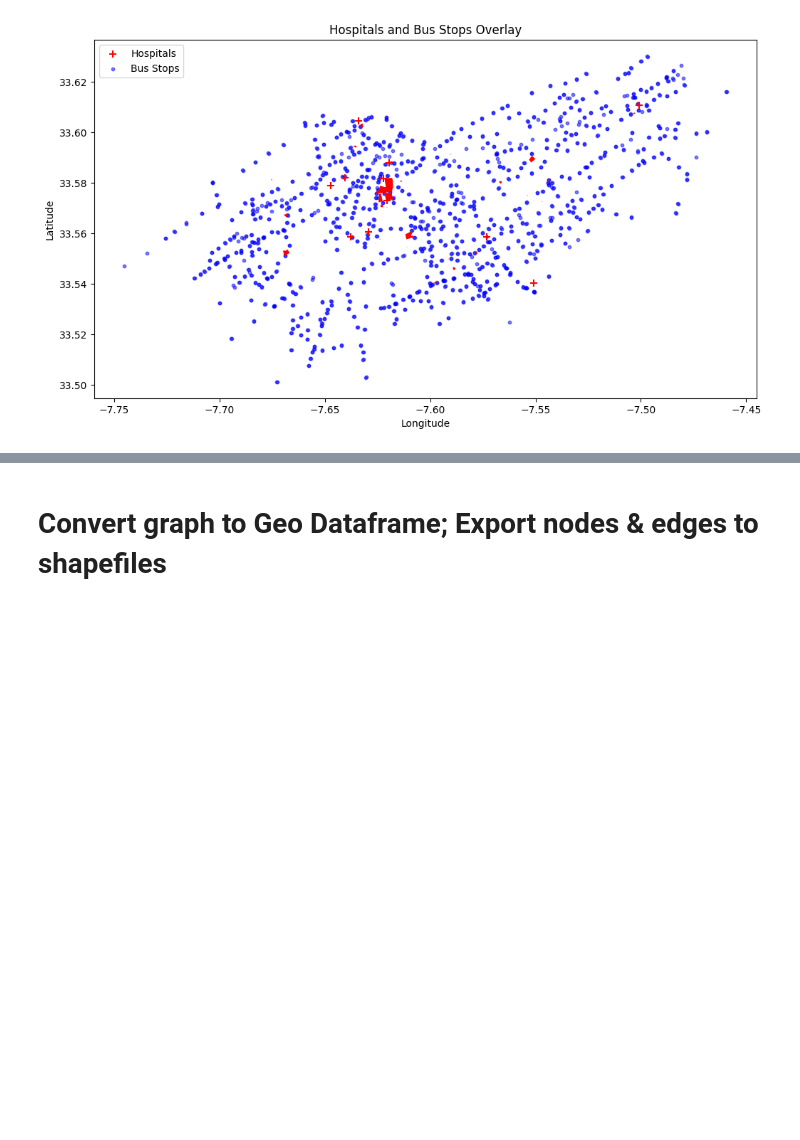
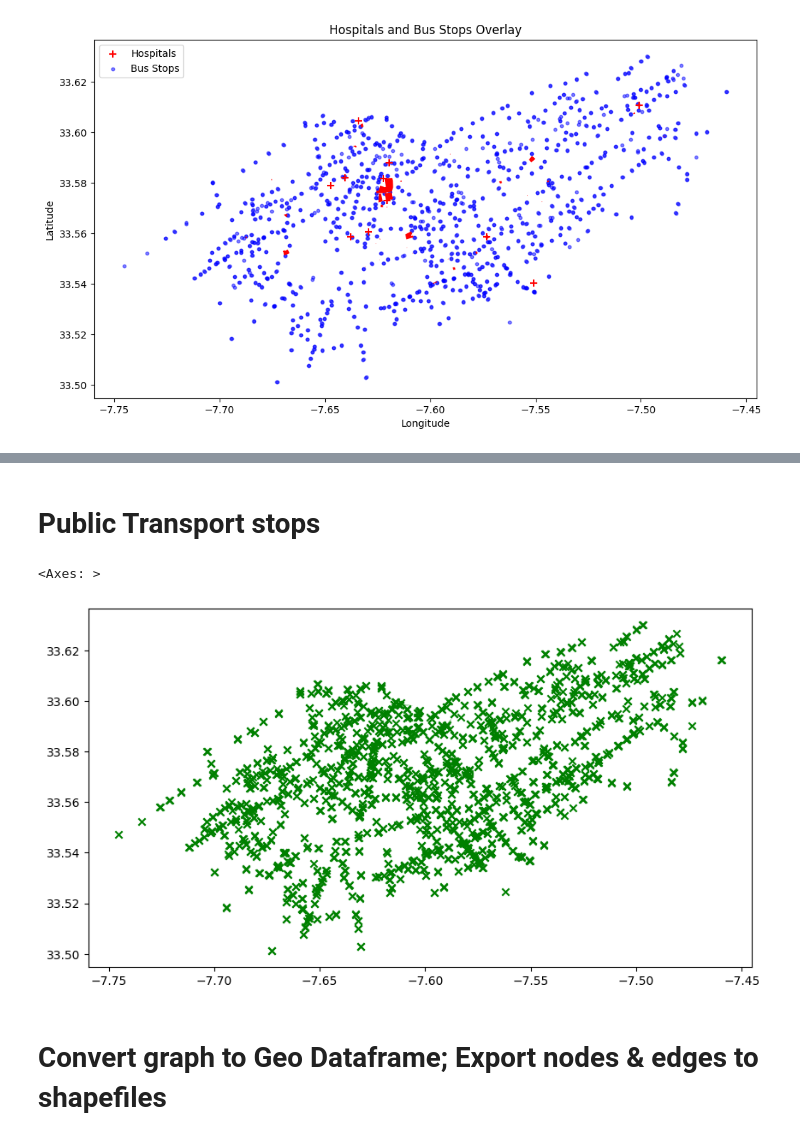
Before and after one commit to afkk25/capstone_repo, a Jupyter notebook: notebooks/01_data_collection.ipynb, the cells around one changed output, grey strips where cells are left out. Saved outputs shown, nothing was run; the diff lists cells and outputs as text; code cells hidden in the pictures; blank space fills up the shorter version.

```diff
--- a/notebooks/01_data_collection.ipynb
+++ b/notebooks/01_data_collection.ipynb
@@ -103,0 +148,11 @@ See: https://matplotlib.org/stable/tutorials/intermediate/legend_guide.html#impl
+# %% [markdown]
+# Public Transport stops
+# %%
+tags = {"public_transport": ["platform", "stop_position"]}
+stops = ox.features_from_place(place_name, tags)
+stops = stops[['name', 'public_transport', 'geometry']]
+# %%
+stops.plot(figsize=(10,10), color='green', marker='x')
+# %% [output]
+<Axes: >
+[figure, added]
```
Also changed, not shown: parts of 8 cells of this notebook.
